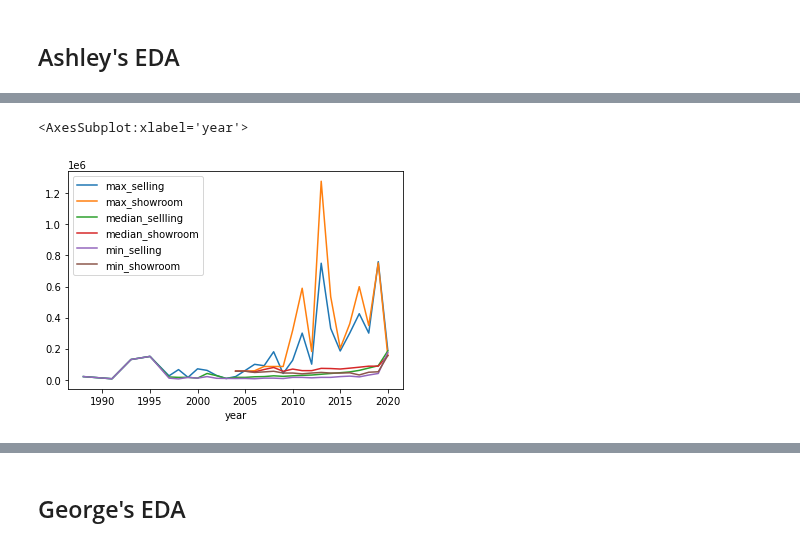
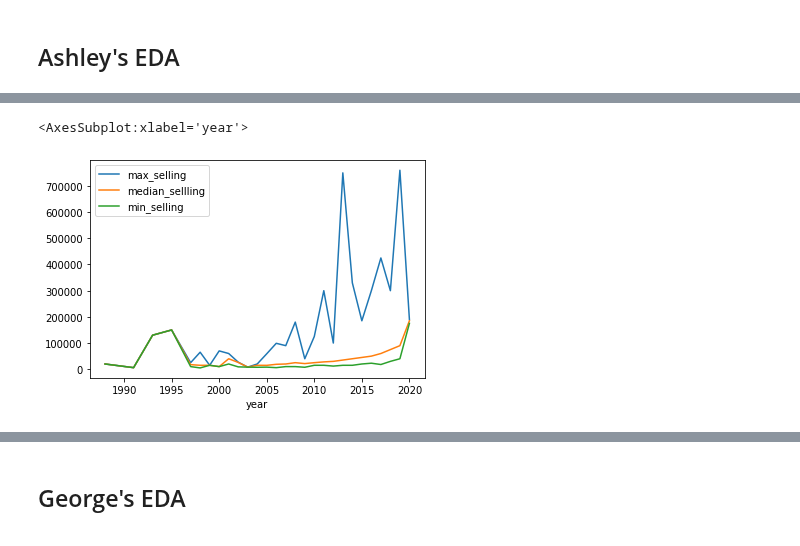
Before and after one commit to akoncsugit/ST590Project1, a Jupyter notebook: Project1.ipynb, the cells around one changed output, grey strips where cells are left out. Saved outputs shown, nothing was run; the diff lists cells and outputs as text; code cells hidden in the pictures.

```diff
--- a/Project1.ipynb
+++ b/Project1.ipynb
@@ -25,5 +30,5 @@ bike_data.owner = bike_data.owner.astype("category")
 bike_data['year_cat'] = pd.cut(bike_data.year,
                                bins = [1986, 1990, 1994, 1998, 2002, 2006, 2010, 2014, 2018, 2022],
                                right = False, include_lowest = True)
-bike_data['year_int'] = bike_data.year - 1988 + 1
+#bike_data['year_int'] = bike_data.year - 1988 + 1
 # %%
@@ -139,14 +91,11 @@ pd.pivot_table(bike_data, values = ["selling_price", "ex_showroom_price", "km_dr
 # %%
 max_selling = bike_data.groupby("year")\
 .agg(
     max_selling = ("selling_price", max),
-    max_showroom = ("ex_showroom_price", max),
     median_sellling = ("selling_price", np.median),
-    median_showroom = ("ex_showroom_price", np.median),
     min_selling = ("selling_price", min),
-    min_showroom = ("ex_showroom_price", min)
 )
 max_selling.plot.line()
 # %% [output]
 <AxesSubplot:xlabel='year'>
-[figure, old version]
+[figure, new version]
```
Also changed, not shown: parts of 16 cells of this notebook.
